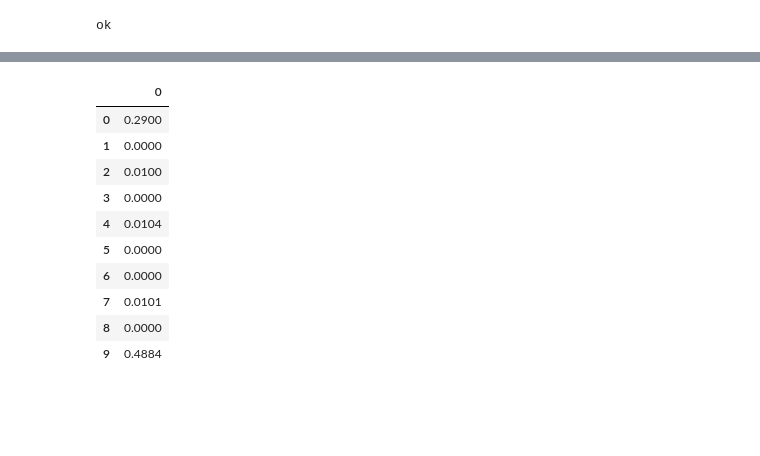
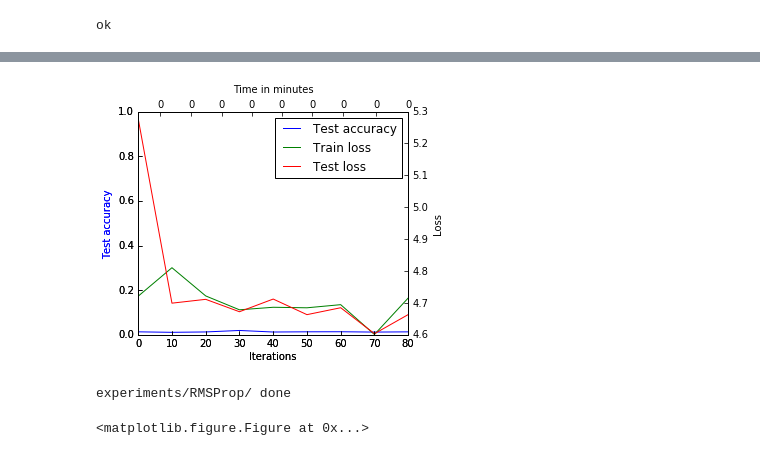
Before and after one commit to sokolov-alex/Neural-Networks, a Jupyter notebook: PA3/PA3.ipynb, the cells around one changed output, grey strips where cells are left out. Drawn from its saved outputs; the diff is of its cells as text; code cells hidden in the pictures; blank space fills up the shorter version.

Commit message:
advanced plotting, advanced pipeline, must work

```diff
--- a/PA3/PA3.ipynb
+++ b/PA3/PA3.ipynb
@@ -357,14 +313,0 @@ feed_data('')
-# %%
-pd.DataFrame(test_acc)
-# %% [output]
-|  | 0 |
-| 0 | 0.2900 |
-| 1 | 0.0000 |
-| 2 | 0.0100 |
-| 3 | 0.0000 |
-| 4 | 0.0104 |
-| 5 | 0.0000 |
-| 6 | 0.0000 |
-| 7 | 0.0101 |
-| 8 | 0.0000 |
-| 9 | 0.4884 |
@@ -370,0 +332,6 @@ pd.DataFrame(test_acc)
+# %%
+pipeline(path = 'experiments/RMSProp/', optimizer='RMSProp', max_iter = 90)
+# %% [output]
+[figure, added]
+experiments/RMSProp/ done
+<matplotlib.figure.Figure at 0x...>
```
Also changed, not shown: parts of 9 cells of this notebook, 15 other files.
